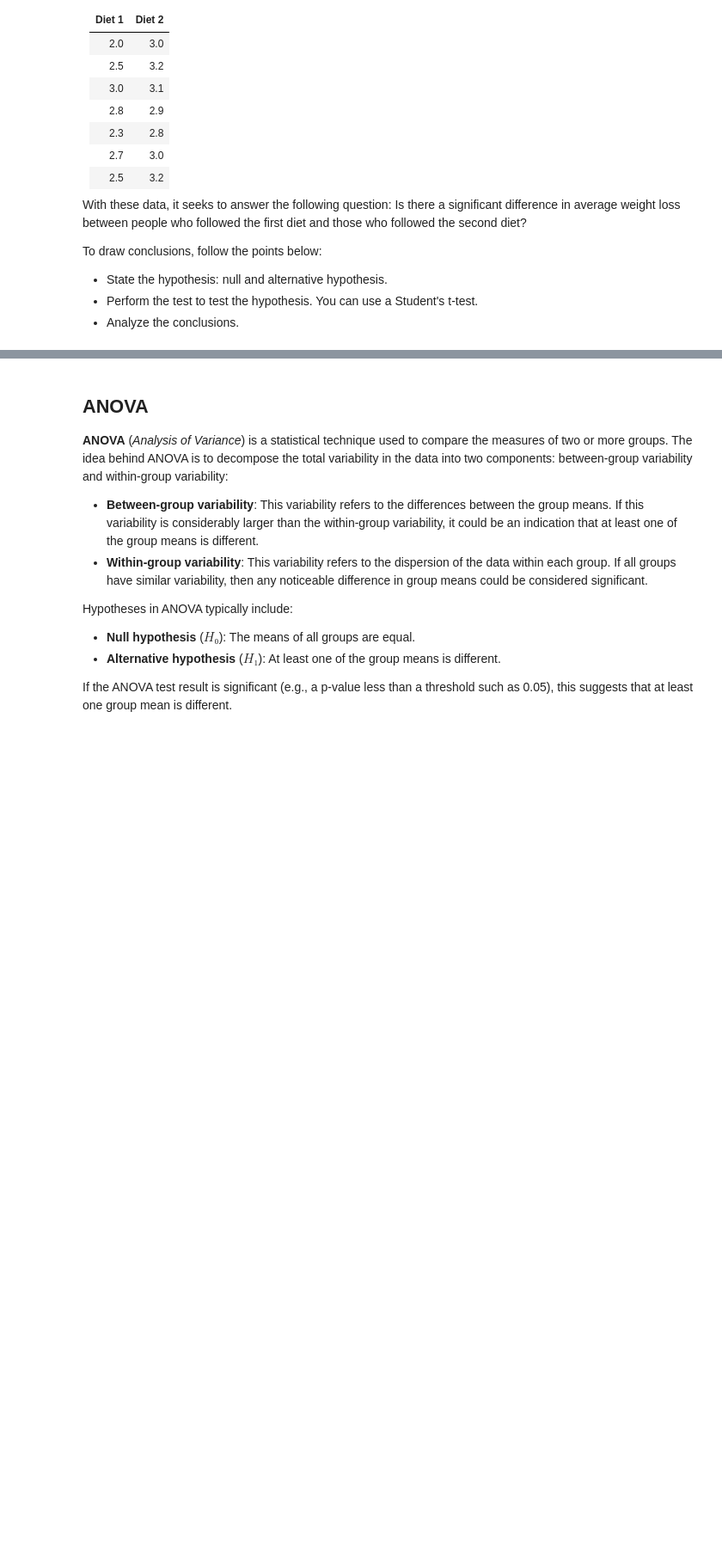
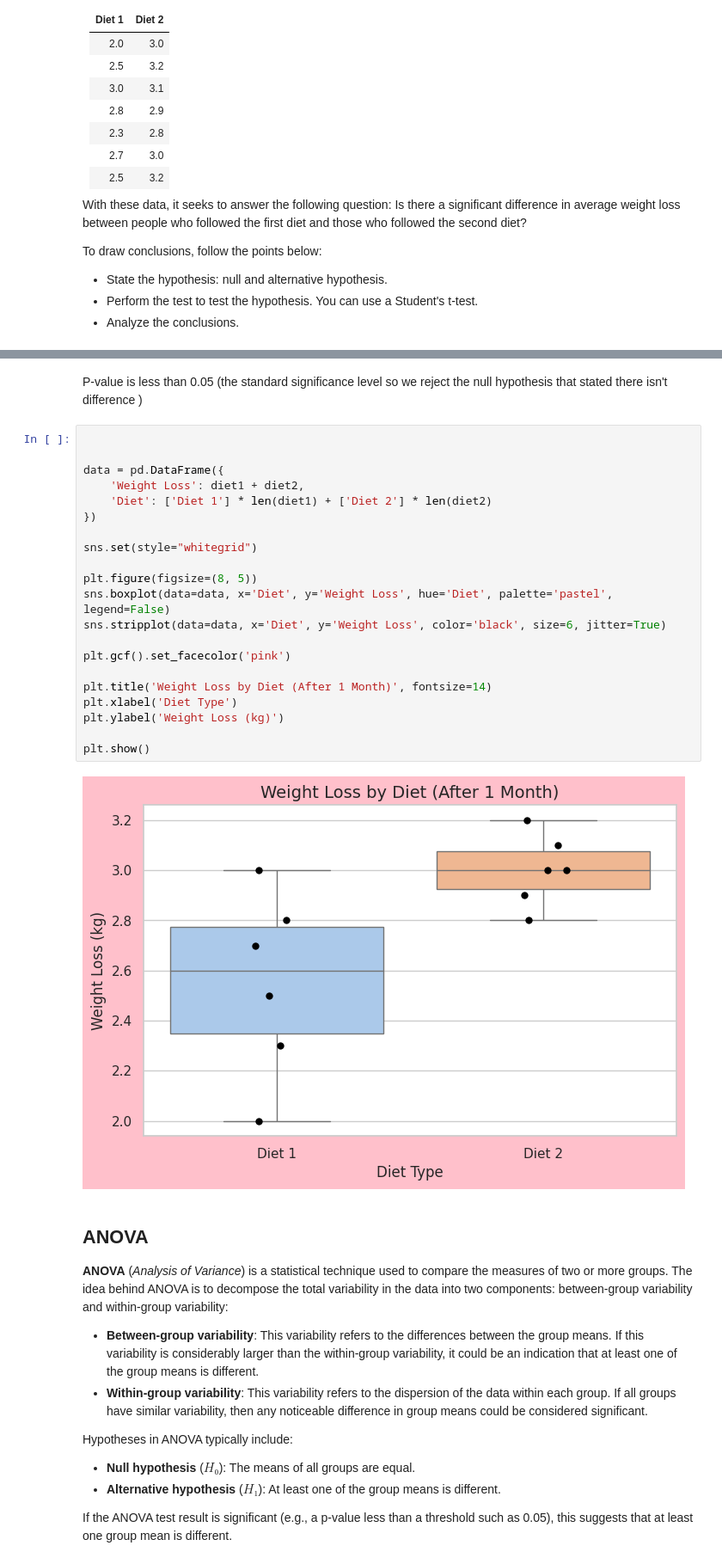
Before and after one commit to 4GeeksAcademy/MariaMiura1hypothesis-testing-exercises-project-with-python, a Jupyter notebook: notebook/problems.ipynb, the cells around one changed output, grey strips where cells are left out. Shown: that part at 86% size. Drawn from its saved outputs; the diff is of its cells as text; blank space fills up the shorter version.

```diff
--- a/notebook/problems.ipynb
+++ b/notebook/problems.ipynb
@@ -36,6 +47,31 @@ print(f"p-value: {p_value}")
 # %% [output]
 t-value: -2.836610233340849
 p-value: 0.017650691296850235
+# %% [markdown]
+P-value is less than 0.05 (the standard significance level so we reject the null hypothesis that stated there isn't difference )
+# %%
+
+
+data = pd.DataFrame({
+    'Weight Loss': diet1 + diet2,
+    'Diet': ['Diet 1'] * len(diet1) + ['Diet 2'] * len(diet2)
+})
+
+sns.set(style="whitegrid")
+
+plt.figure(figsize=(8, 5))
+sns.boxplot(data=data, x='Diet', y='Weight Loss', hue='Diet', palette='pastel', legend=False)
+sns.stripplot(data=data, x='Diet', y='Weight Loss', color='black', size=6, jitter=True)
+
+plt.gcf().set_facecolor('pink')
+
+plt.title('Weight Loss by Diet (After 1 Month)', fontsize=14)
+plt.xlabel('Diet Type')
+plt.ylabel('Weight Loss (kg)')
+
+plt.show()
+# %% [output]
+[figure, added]
 # %% [markdown]
 ## ANOVA
 
```
Also changed, not shown: parts of 6 cells of this notebook.
